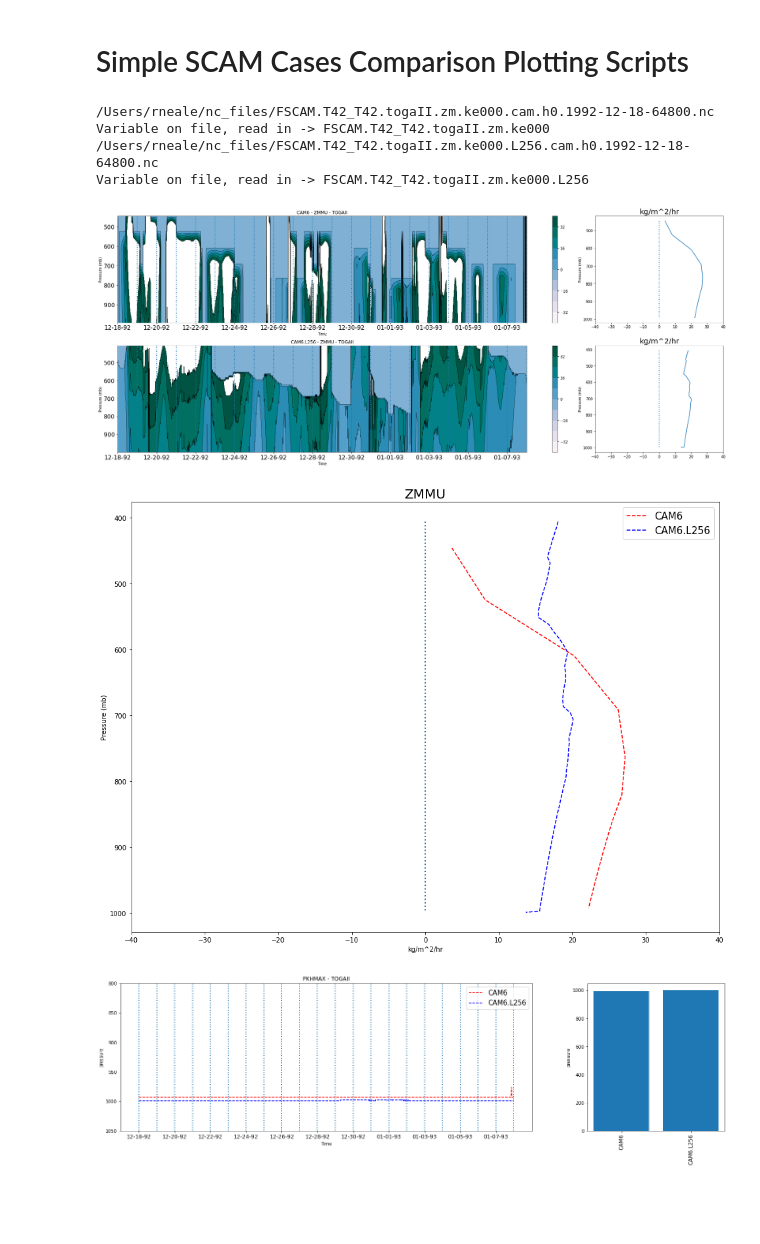
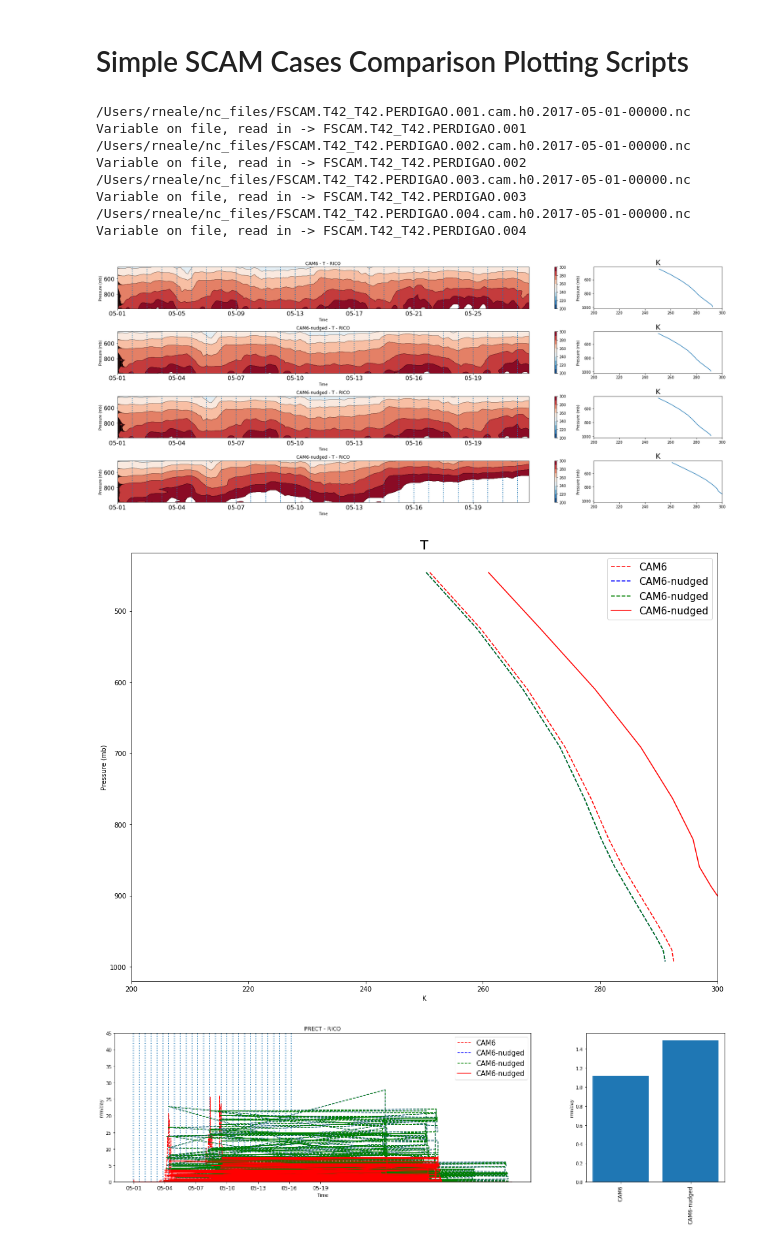
Before and after one commit to swrneale/python-scripts, a Jupyter notebook: PBL/scam_plot_cases.ipynb, the cells around one changed output. Drawn from its saved outputs; the diff is of its cells as text; code cells hidden in the pictures; blank space fills up the shorter version.

```diff
--- a/PBL/scam_plot_cases.ipynb
+++ b/PBL/scam_plot_cases.ipynb
@@ -33,7 +33,7 @@ fig_dir = "/Users/rneale/Documents/NCAR/PBL/PBL_py_data/png_qlook/"
 #cnames = ['CAM6','CAM6-noconv','CAM5','CAM5-noconv']
 
 
-fig_pref = 'zm_ke_parcel_256L'
+fig_pref = 'PERDIGAO_test'
 
 
 #cases = ['FSCAM.T42_T42.togaII.100','FSCAM.T42_T42.togaII.100b','FSCAM.T42_T42.togaII.101','FSCAM.T42_T42.togaII.101b']
@@ -61,8 +61,8 @@ fig_pref = 'zm_ke_parcel_256L'
 #cases = ['FSCAM.T42_T42.togaII.zm.ke000','FSCAM.T42_T42.togaII.zm.ke000.L256','FSCAM.T42_T42.togaII.zm.par001','FSCAM.T42_T42.togaII.zm.par002','FSCAM.T42_T42.togaII.zm.par001.L256','FSCAM.T42_T42.togaII.zm.par002.L256']
 #cnames = ['CAM6','CAM6.L256','CAM6-PBLpar.lev','CAM6-PBLpar.prop','CAM6.L256-PBLpar.lev','CAM6.L256-PBLpar.prop']
 
-cases = ['FSCAM.T42_T42.togaII.zm.ke000','FSCAM.T42_T42.togaII.zm.ke000.L256']
-cnames = ['CAM6','CAM6.L256']
+#cases = ['FSCAM.T42_T42.togaII.zm.ke000','FSCAM.T42_T42.togaII.zm.ke000.L256']
+#cnames = ['CAM6','CAM6.L256']
 
 #cases = ['FSCAM.T42_T42.togaII.zm.ke000','FSCAM.T42_T42.togaII.zm.ke000.L48','FSCAM.T42_T42.togaII.zm.ke000.L76']
 #cnames = ['CAM6.L32','CAM6.L48','CAM6.L76 (L110)']
@@ -91,8 +91,11 @@ cnames = ['CAM6','CAM6.L256']
 #cases = ['FSCAM.T42_T42.arm97.zm.ke000']
 #cnames = ['CAM6']
 
-#cases = ['FSCAM.T42_T42.rico.000','FSCAM.T42_T42.rico.000']
-#cnames = ['CAM6','CAM6']
+#cases = ['FSCAM.T42_T42.RICO.001','FSCAM.T42_T42.RICO.002']
+#cnames = ['CAM6-nudging','CAM6-no nudging']
+
+cases = ['FSCAM.T42_T42.PERDIGAO.001','FSCAM.T42_T42.PERDIGAO.002','FSCAM.T42_T42.PERDIGAO.003','FSCAM.T42_T42.PERDIGAO.004']
+cnames = ['CAM6','CAM6-nudged','CAM6-nudged','CAM6-nudged']
 
 # Plots variable
 ldiff_plot = False
@@ -104,13 +107,13 @@ vscale = 1 ; ovscale1d = 1. ; ovscale2d = 2.
     Variables
 '''
 
-vderived = ['MSE'] # Derived variables that have to be calculated
+#vderived = ['MSE'] # Derived variables that have to be calculated
 
-#vname = 'RELHUM'   ; vscale = 1. ; units2d='%' ; cmin = 50 ; cmax = 120. ; cmap = 'YlGnBu'
+#vname = 'RELHUM'   ; vscale = 1. ; units2d='%' ; cmin = 10 ; cmax = 100. ; cmap = 'YlGnBu'
 #vname = 'Q'   ; vscale = 1000. ; units2d='g/kg' ; cmin = 0.001 ; cmax = 30. ; cmap = 'YlGnBu' ; ovar2d = 'q' ;ovscale2d = 1000.
 #vname = 'MSE'   ; vscale = 1.e-6 ; units2d='10^6 J/kg' ; cmin = 0.34 ; cmax = 0.4 ; cmap = 'YlGnBu'
 
-#vname = 'T'   ; vscale = 1.  ; units2d='K' ; cmin = 200 ; cmax = 300. ; cmap = 'RdBu_r'
+vname = 'T'   ; vscale = 1.  ; units2d='K' ; cmin = 200 ; cmax = 300. ; cmap = 'RdBu_r'
 #vname = 'BUOY' ; vscale = 1. ; units2d='K' ; cmin = -5 ; cmax = 5. ; cmap = 'RdBu_r'
 #vname = 'CLOUD' ; vscale = 100. ; units2d='%' ; cmin = 0 ; cmax = 100. ; cmap = 'Purples'
 #vname = 'CONCLD' ; vscale = 100. ; units2d='%' ; cmin = 0 ; cmax = 50. ; cmap = 'Purples'
@@ -133,7 +136,7 @@ vderived = ['MSE'] # Derived variables that have to be calculated
 #vname = 'DCQ'   ; vscale = 1000.*86400. ; units2d='g/kg/day' ; cmin = -8 ; cmax = 8. ; cmap = 'RdBu_r'
 #vname = 'DTCOND' ; vscale = 86400. ; units2d='K/day' ; cmin = -10 ; cmax = 10. ; cmap = 'RdBu_r'
 
-vname = 'ZMMU' ; vscale = 3600. ; units2d='kg/m^2/hr' ; cmin = -40 ; cmax = 40 ; cmap = 'PuBuGn'
+#vname = 'ZMMU' ; vscale = 3600. ; units2d='kg/m^2/hr' ; cmin = -40 ; cmax = 40 ; cmap = 'PuBuGn'
 #vname = 'ZMMD' ; vscale = 3600. ; units2d='kg/m^2/hr' ; cmin = -8 ; cmax = 4. ; cmap = 'PuBuGn_r'
 #vname = 'WINCLD' ; vscale = 1. ; units2d='m/s' ; cmin = 0; cmax = 20; cmap = 'Purples'
 #vname = 'KEPAR'  ; vscale = 1. ; units2d='W/m2' ; cmin = -50; cmax = 200; cmap = 'Purples'
@@ -145,12 +148,15 @@ vname = 'ZMMU' ; vscale = 3600. ; units2d='kg/m^2/hr' ; cmin = -40 ; cmax = 40 ;
 #vname1d = 'U10' ; vscale1d = 1. ;  units1d='m/s' ; pmin = 0. ; pmax= 10.
 #vname1d = 'TAUX' ; vscale1d = 1. ;  units1d='kg/m^2/s' ; pmin = -0.2 ; pmax= 0.0
 #vname1d = 'ZBOT' ; vscale1d = 1. ;  units1d='m' ; pmin = 0. ; pmax= 150.
+
 #vname1d = 'PRECT' ; vscale1d = 86400.*1000. ;  units1d='mm/day' ; pmin = 0. ; pmax= 45. ; ovar1d = 'Prec' ; ovscale1d = 86400. ; ovscale2d = 1000.
+vname1d = 'PRECT' ; vscale1d = 86400.*1000. ;  units1d='mm/day' ; pmin = 0. ; pmax= 45. ;
+
 #vname1d = 'PRECZ' ; vscale1d = 86400.*1000. ;  units1d='mm/day' ; pmin = 0. ; pmax= 45.
 #vname1d = 'CAPE' ; vscale1d = 1. ;  units1d='J/kg' ; pmin = 0. ; pmax= 1000.
 #vname1d = 'LEL' ; vscale1d = 1. ;  units1d='level' ; pmin = 0. ; pmax= 35.
 #vname1d = 'KHMAX' ; vscale1d = 1. ;  units1d='level' ; pmin = 850. ; pmax= 1000.
-vname1d = 'PKHMAX' ; vscale1d = 1. ;  units1d='pressure' ; pmin = 800. ; pmax= 1050. # Pressure location of KHMAX
+#vname1d = 'PKHMAX' ; vscale1d = 1. ;  units1d='pressure' ; pmin = 800. ; pmax= 1050. # Pressure location of KHMAX
 
 #vname1d = 'CLDLOW' ; vscale1d = 1.
 # %%
@@ -160,7 +166,8 @@ rad_var = ['QRL','QRS']
 # Identify IOP
 if cases[0].find('togaII')!=-1 : csuf =  '.cam.h0.1992-12-18-64800.nc' ; iop = 'TOGAII'
 if cases[0].find('arm97')!=-1 : csuf =  '.cam.h0.1997-06-18-84585.nc' ; iop = 'ARM97'
-if cases[0].find('rico')!=-1 : csuf =  '.cam.h0.1995-07-15-00000.nc' ; iop = 'RICO'
+if cases[0].find('RICO')!=-1 : csuf =  '.cam.h0.2004-12-01-00000.nc' ; iop = 'RICO'
+if cases[0].find('PERDIGAO')!=-1 : csuf =  '.cam.h0.2017-05-01-00000.nc' ; iop = 'RICO'
 
 lobs1d = False if ovar1d == None else True
 lobs2d = False if ovar2d == None else True
@@ -239,7 +246,7 @@ for ic in range(0,len(cnames)):
 
 ### Time axes lebeling from (annoying) xarray cftime format
     tdate = pvar.time.dt.strftime("%H:%M %m-%d-%Y") # Works for time axis and labeling
-    tdate_day = pvar.time.dt.strftime("%m-%d-%y") # Works for time axis and labeling
+    tdate_day = pvar.time.dt.strftime("%m-%d") # Works for time axis and labeling
 
     nsteps_tick_span = 144
     nsteps_per_day = 72
@@ -274,8 +281,9 @@ for ic in range(0,len(cnames)):
         label.set_fontsize(16)
 
 
-    ax1[ic,0].set_xticks(iticks)
-    ax1[ic,0].set_xticklabels(tdate_day[iticks].values)
+    tick_step =2
+    ax1[ic,0].set_xticks(iticks[::tick_step])
+    ax1[ic,0].set_xticklabels(tdate_day[iticks[::tick_step]].values)
     ax1[ic,0].invert_yaxis()
     ax1[ic,0].vlines(tdate[itick_days], min(pvar.lev),max(pvar.lev), linestyle="dotted",lw=2)
     ax1[ic,0].set_title(cnames[ic]+' - '+vname+' - '+iop)
@@ -449,47 +457,51 @@ ax1d[0].set_ylabel(units1d)
 ax1d[0].set_ylim([pmin,pmax])
 
 #ax1d[0].set_xticks(np.arange(0, len(tdate)+1, pntspan))
-ax1d[0].set_xticks(iticks)
-ax1d[0].set_xticklabels(tdate_day[iticks].values)
+ax1d[0].set_xticks(iticks[::tick_step])
+ax1d[0].set_xticklabels(tdate_day[iticks[::tick_step]].values)
 
 ax1d[0].vlines(tdate[itick_days], pmin,pmax, linestyle="dotted",lw=2)
 
 #ax1d[0].xaxis.set_minor_locator(MultipleLocator(360))
 #ax1d[0].xaxis.set_major_locator(MultipleLocator(72))
 ax1d[0].set_title(vname1d+' - '+iop)
 
 
 
 if vname1d=='LEL':
 
     lel_range = np.arange(pvar_all.values.min(),pvar_all.values.max()) # Range of lel
     lel_range = lel_range.astype(int)
 
     ax1d[0].set_yticks(lel_range)
     ax1d[0].set_yticklabels(scam_in.lev[lel_range].values.astype(int))
 
     ax1d[0].invert_yaxis()
 
 if vname1d=='PKHMAX':  ax1d[0].invert_yaxis()
 
 
 """ ########################### """
 """ ### Average bar chart ##### """
 """ ########################### """
 
 ax1d[1].bar(cnames_all,pvar_all.mean(axis=1))
 ax1d[1].set_ylabel(units1d,fontsize=10)
 ax1d[1].set_xticklabels(cnames_all,rotation=90.)
 
 mp.savefig(fig_dir+cases[0]+'.'+fig_pref+'_scam_1d_'+vname1d+'.png', dpi=100)
 # %% [output]
-/Users/rneale/nc_files/FSCAM.T42_T42.togaII.zm.ke000.cam.h0.1992-12-18-64800.nc
-Variable on file, read in -> FSCAM.T42_T42.togaII.zm.ke000
-/Users/rneale/nc_files/FSCAM.T42_T42.togaII.zm.ke000.L256.cam.h0.1992-12-18-64800.nc
-Variable on file, read in -> FSCAM.T42_T42.togaII.zm.ke000.L256
+/Users/rneale/nc_files/FSCAM.T42_T42.PERDIGAO.001.cam.h0.2017-05-01-00000.nc
+Variable on file, read in -> FSCAM.T42_T42.PERDIGAO.001
+/Users/rneale/nc_files/FSCAM.T42_T42.PERDIGAO.002.cam.h0.2017-05-01-00000.nc
+Variable on file, read in -> FSCAM.T42_T42.PERDIGAO.002
+/Users/rneale/nc_files/FSCAM.T42_T42.PERDIGAO.003.cam.h0.2017-05-01-00000.nc
+Variable on file, read in -> FSCAM.T42_T42.PERDIGAO.003
+/Users/rneale/nc_files/FSCAM.T42_T42.PERDIGAO.004.cam.h0.2017-05-01-00000.nc
+Variable on file, read in -> FSCAM.T42_T42.PERDIGAO.004
-[figure, old version]
+[figure, new version]
-[figure, old version]
+[figure, new version]
-[figure, old version]
+[figure, new version]
 # %%
 """ ########################### """
 """ ###     FUNCTIONS     ##### """
```
Also changed, not shown: 2 other files.
